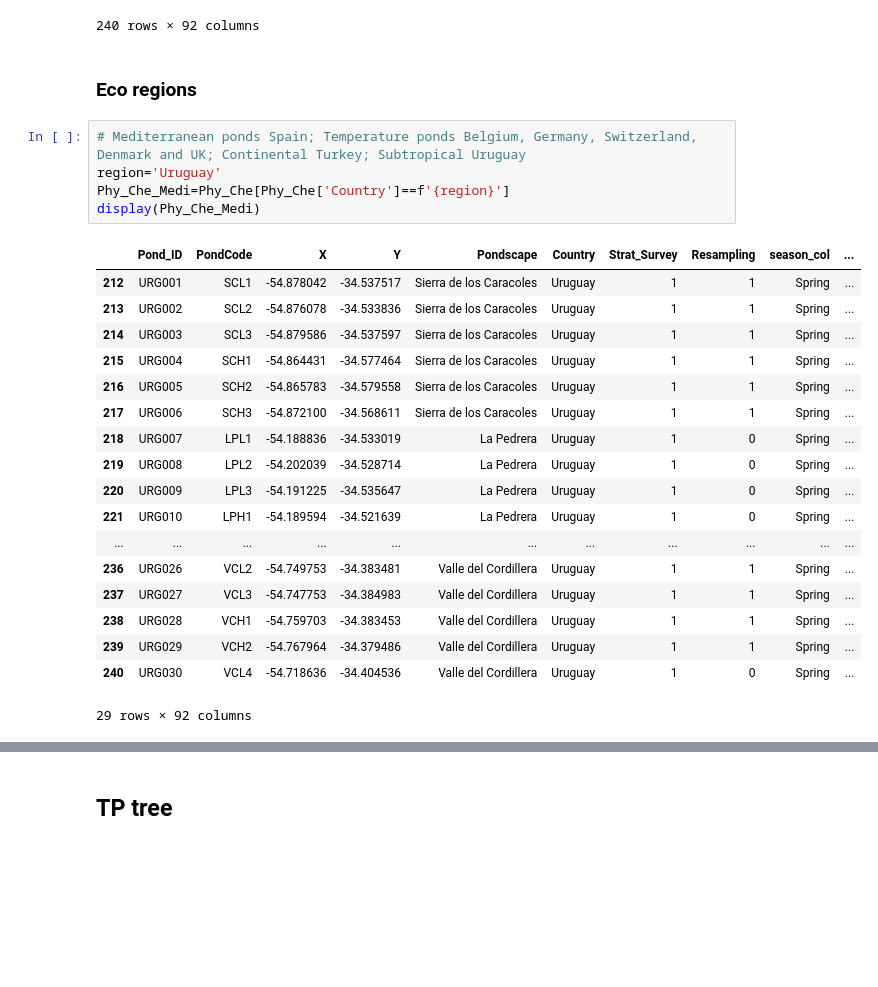
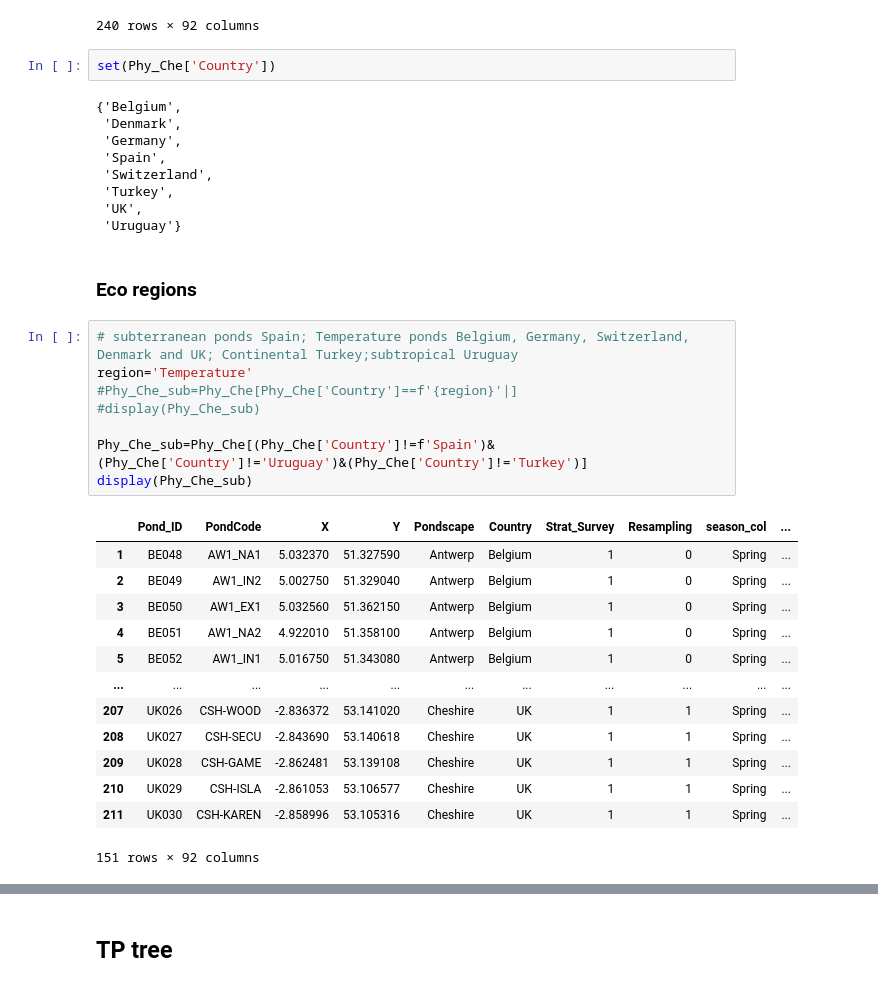
Before and after one commit to jingsday/ponderful_Scripts, a Jupyter notebook: ponderful_Scripts_random_forest/ponderful_Scripts_rf_regression_norm_ecoregions.ipynb, the cells around one changed output, grey strips where cells are left out. Cells and saved outputs as stored; diff of their text form; blank space fills up the shorter version.

```diff
--- a/ponderful_Scripts_random_forest/ponderful_Scripts_rf_regression_norm_ecoregions.ipynb
+++ b/ponderful_Scripts_random_forest/ponderful_Scripts_rf_regression_norm_ecoregions.ipynb
@@ -43,32 +24,41 @@ display(Phy_Che)
 | 239 | URG029 | VCH2 | -54.767964 | -34.379486 | Valle del Cordillera | Uruguay | 1 | 1 | Spring | ... |
 | 240 | URG030 | VCL4 | -54.718636 | -34.404536 | Valle del Cordillera | Uruguay | 1 | 0 | Spring | ... |
 240 rows × 92 columns
+# %%
+set(Phy_Che['Country'])
+# %% [output]
+{'Belgium',
+ 'Denmark',
+ 'Germany',
+ 'Spain',
+ 'Switzerland',
+ 'Turkey',
+ 'UK',
+ 'Uruguay'}
 # %% [markdown]
 ### Eco regions
 # %%
-# Mediterranean ponds Spain; Temperature ponds Belgium, Germany, Switzerland, Denmark and UK; Continental Turkey; Subtropical Uruguay
-region='Uruguay'
-Phy_Che_Medi=Phy_Che[Phy_Che['Country']==f'{region}']
-display(Phy_Che_Medi)
+# subterranean ponds Spain; Temperature ponds Belgium, Germany, Switzerland, Denmark and UK; Continental Turkey;subtropical Uruguay
+region='Temperature'
+#Phy_Che_sub=Phy_Che[Phy_Che['Country']==f'{region}'|]
+#display(Phy_Che_sub)
+
+Phy_Che_sub=Phy_Che[(Phy_Che['Country']!=f'Spain')&(Phy_Che['Country']!='Uruguay')&(Phy_Che['Country']!='Turkey')]
+display(Phy_Che_sub)
 # %% [output]
 |  | Pond_ID | PondCode | X | Y | Pondscape | Country | Strat_Survey | Resampling | season_col | ... |
-| 212 | URG001 | SCL1 | -54.878042 | -34.537517 | Sierra de los Caracoles | Uruguay | 1 | 1 | Spring | ... |
-| 213 | URG002 | SCL2 | -54.876078 | -34.533836 | Sierra de los Caracoles | Uruguay | 1 | 1 | Spring | ... |
-| 214 | URG003 | SCL3 | -54.879586 | -34.537597 | Sierra de los Caracoles | Uruguay | 1 | 1 | Spring | ... |
-| 215 | URG004 | SCH1 | -54.864431 | -34.577464 | Sierra de los Caracoles | Uruguay | 1 | 1 | Spring | ... |
-| 216 | URG005 | SCH2 | -54.865783 | -34.579558 | Sierra de los Caracoles | Uruguay | 1 | 1 | Spring | ... |
-| 217 | URG006 | SCH3 | -54.872100 | -34.568611 | Sierra de los Caracoles | Uruguay | 1 | 1 | Spring | ... |
-| 218 | URG007 | LPL1 | -54.188836 | -34.533019 | La Pedrera | Uruguay | 1 | 0 | Spring | ... |
-| 219 | URG008 | LPL2 | -54.202039 | -34.528714 | La Pedrera | Uruguay | 1 | 0 | Spring | ... |
-| 220 | URG009 | LPL3 | -54.191225 | -34.535647 | La Pedrera | Uruguay | 1 | 0 | Spring | ... |
-| 221 | URG010 | LPH1 | -54.189594 | -34.521639 | La Pedrera | Uruguay | 1 | 0 | Spring | ... |
+| 1 | BE048 | AW1_NA1 | 5.032370 | 51.327590 | Antwerp | Belgium | 1 | 0 | Spring | ... |
+| 2 | BE049 | AW1_IN2 | 5.002750 | 51.329040 | Antwerp | Belgium | 1 | 0 | Spring | ... |
+| 3 | BE050 | AW1_EX1 | 5.032560 | 51.362150 | Antwerp | Belgium | 1 | 0 | Spring | ... |
+| 4 | BE051 | AW1_NA2 | 4.922010 | 51.358100 | Antwerp | Belgium | 1 | 0 | Spring | ... |
+| 5 | BE052 | AW1_IN1 | 5.016750 | 51.343080 | Antwerp | Belgium | 1 | 0 | Spring | ... |
 | ... | ... | ... | ... | ... | ... | ... | ... | ... | ... | ... |
-| 236 | URG026 | VCL2 | -54.749753 | -34.383481 | Valle del Cordillera | Uruguay | 1 | 1 | Spring | ... |
-| 237 | URG027 | VCL3 | -54.747753 | -34.384983 | Valle del Cordillera | Uruguay | 1 | 1 | Spring | ... |
-| 238 | URG028 | VCH1 | -54.759703 | -34.383453 | Valle del Cordillera | Uruguay | 1 | 1 | Spring | ... |
-| 239 | URG029 | VCH2 | -54.767964 | -34.379486 | Valle del Cordillera | Uruguay | 1 | 1 | Spring | ... |
-| 240 | URG030 | VCL4 | -54.718636 | -34.404536 | Valle del Cordillera | Uruguay | 1 | 0 | Spring | ... |
+| 207 | UK026 | CSH-WOOD | -2.836372 | 53.141020 | Cheshire | UK | 1 | 1 | Spring | ... |
+| 208 | UK027 | CSH-SECU | -2.843690 | 53.140618 | Cheshire | UK | 1 | 1 | Spring | ... |
+| 209 | UK028 | CSH-GAME | -2.862481 | 53.139108 | Cheshire | UK | 1 | 1 | Spring | ... |
+| 210 | UK029 | CSH-ISLA | -2.861053 | 53.106577 | Cheshire | UK | 1 | 1 | Spring | ... |
+| 211 | UK030 | CSH-KAREN | -2.858996 | 53.105316 | Cheshire | UK | 1 | 1 | Spring | ... |
-29 rows × 92 columns
+151 rows × 92 columns
 # %%
 vars=['Pond_ID', 'PondCode', 'Pondscape', 'Country', 'Strat_Survey',
        'Resampling', 'season_col','Area.t', 'Depth.t','TN', 'TP','bio1.t', 'bio4.t', 'bio5.t','bio12.t','Hydeoperiod_length.t',
```
Also changed, not shown: parts of 16 cells of this notebook, 1 other file.
